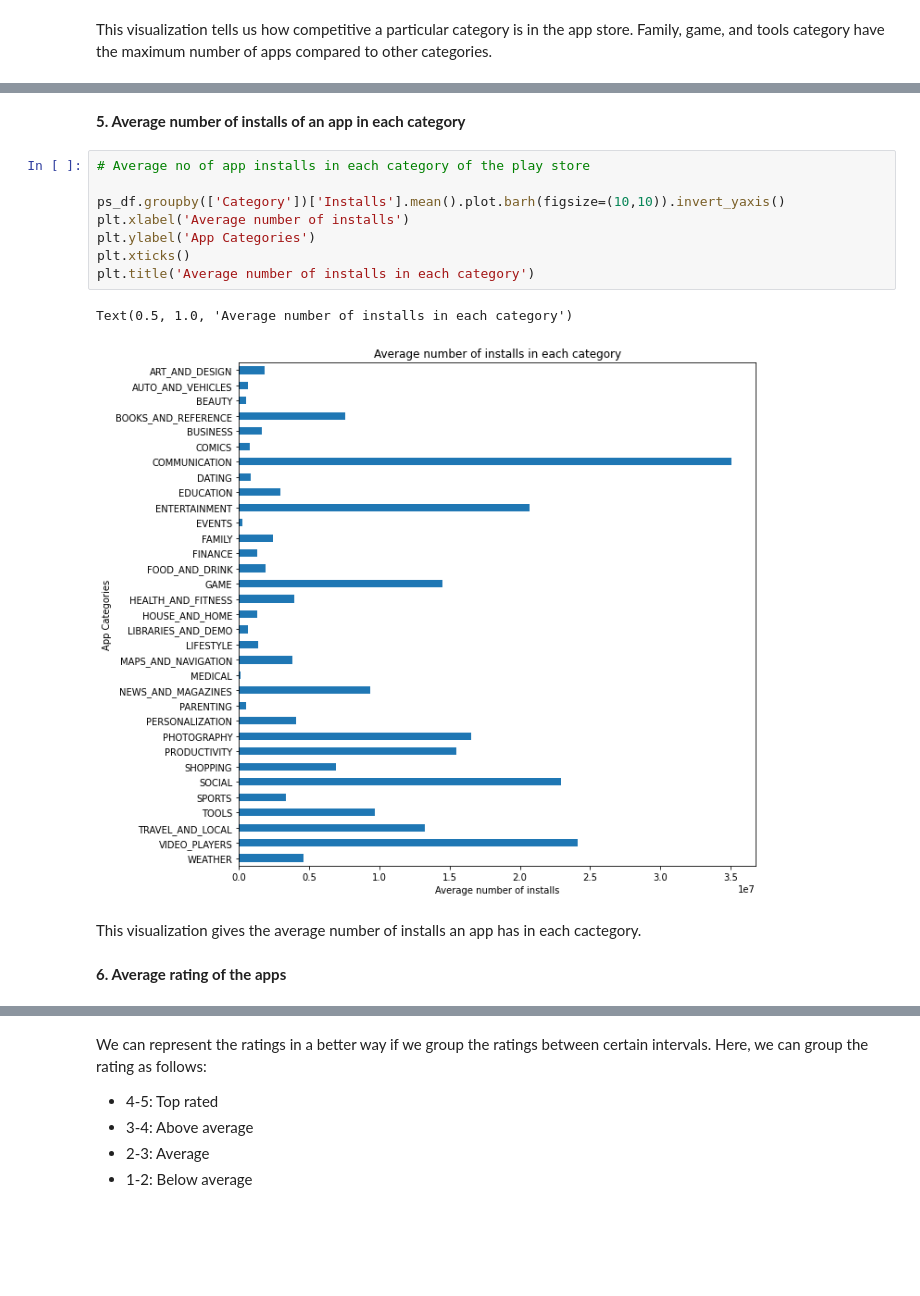
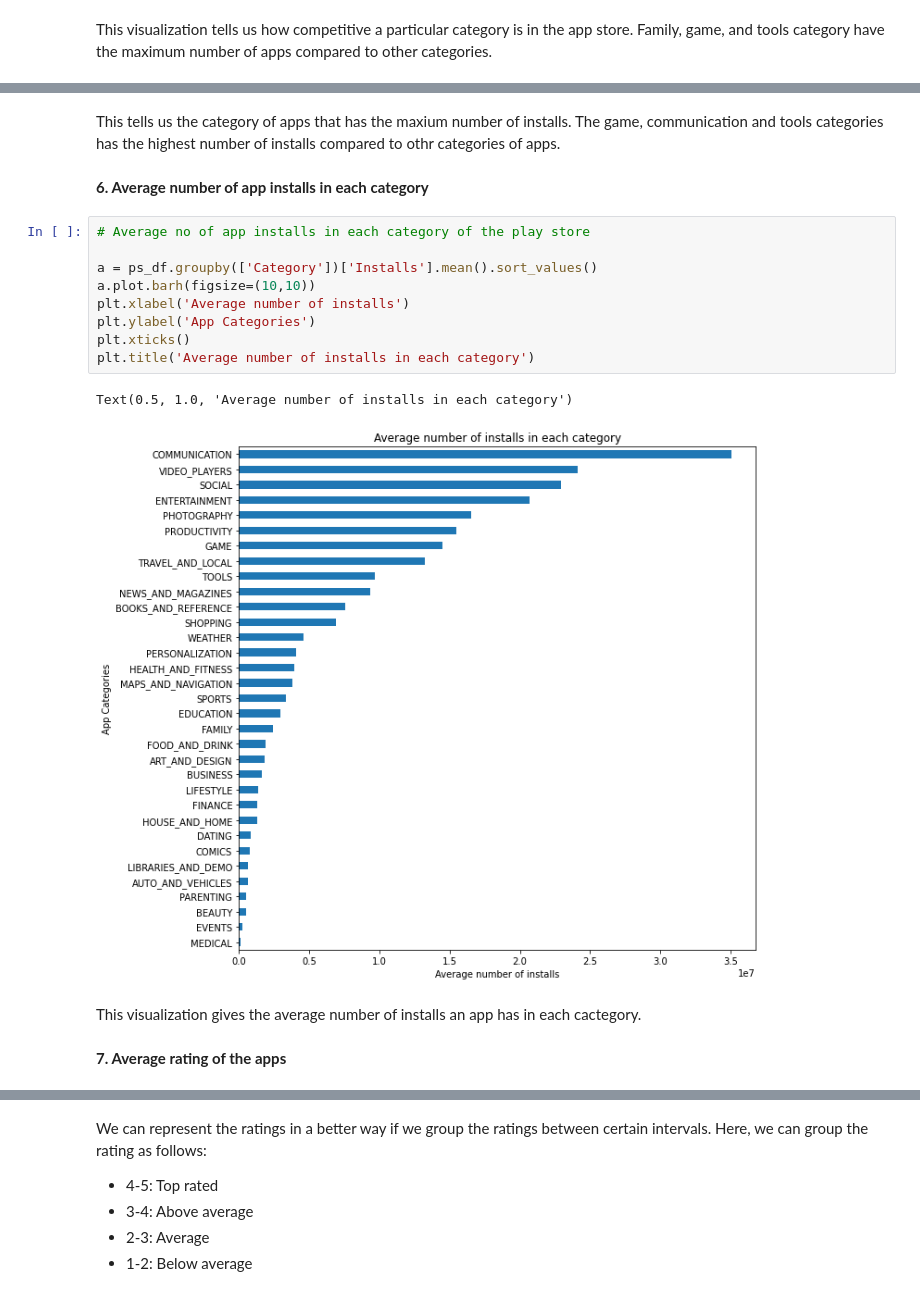
Before and after one commit to shaloy-lewis/EDA_on_play_store_app_reviews, a Jupyter notebook: EDA_on_Play_Store_App_Reviews_by_Shaloy_Lewis.ipynb, the cells around one changed output, grey strips where cells are left out. Cells and saved outputs as stored; diff of their text form; blank space fills up the shorter version.

```diff
--- a/EDA_on_Play_Store_App_Reviews_by_Shaloy_Lewis.ipynb
+++ b/EDA_on_Play_Store_App_Reviews_by_Shaloy_Lewis.ipynb
@@ -1536,18 +1550,21 @@ This visualization tells us how competitive a particular category is in the app
+# %% [markdown]
+This tells us the category of apps that has the maxium number of installs. The game, communication and tools categories has the highest number of installs compared to othr categories of apps.
 # %% [markdown]
-**5. Average number of installs of an app in each category**
+**6. Average number of app installs in each category**
 # %%
 # Average no of app installs in each category of the play store
 
-ps_df.groupby(['Category'])['Installs'].mean().plot.barh(figsize=(10,10)).invert_yaxis()
+a = ps_df.groupby(['Category'])['Installs'].mean().sort_values()
+a.plot.barh(figsize=(10,10))
 plt.xlabel('Average number of installs')
 plt.ylabel('App Categories')
 plt.xticks()
 plt.title('Average number of installs in each category')
 # %% [output]
 Text(0.5, 1.0, 'Average number of installs in each category')
-[figure, old version]
+[figure, new version]
 # %% [markdown]
 This visualization gives the average number of installs an app has in each cactegory.
 # %% [markdown]
-**6. Average rating of the apps**
+**7. Average rating of the apps**
 # %%
```
Also changed, not shown: parts of 54 cells of this notebook.
